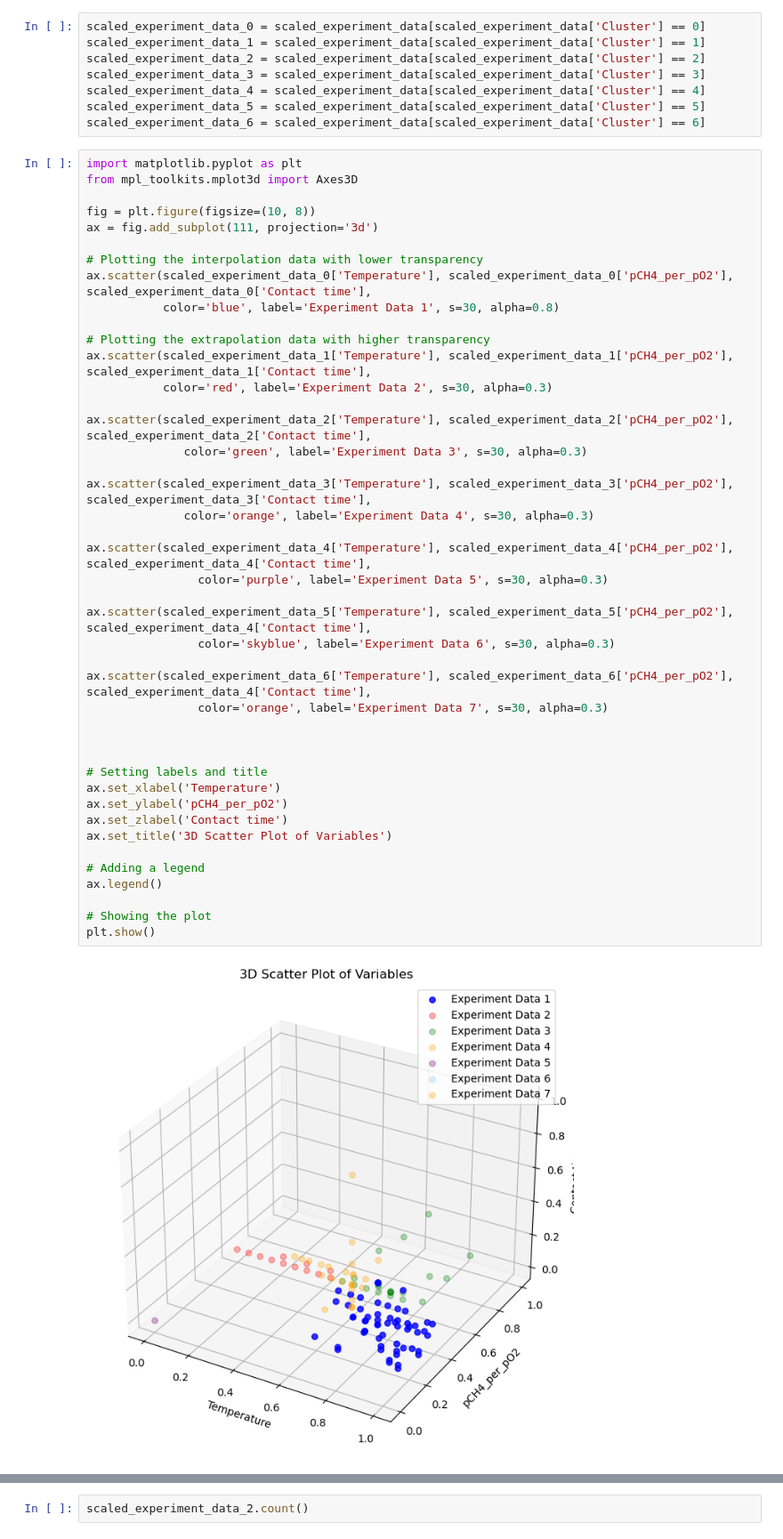
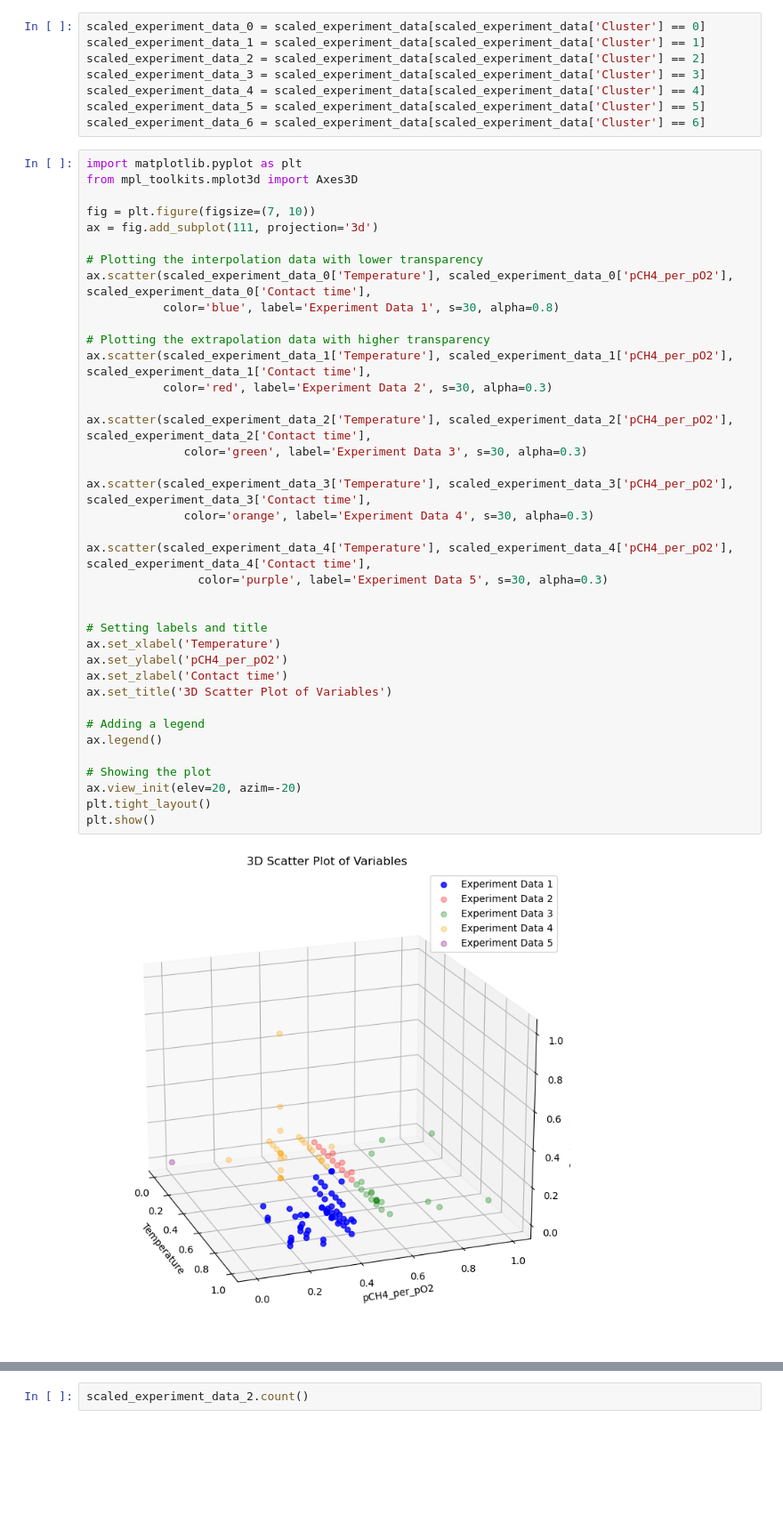
Before and after one commit to jsjong98/Catalyst-AI, a Jupyter notebook: New Code/Data_split.ipynb, the cells around one changed output, grey strips where cells are left out. Shown at 89% size. Drawn from its saved outputs; the diff is of its cells as text; blank space fills up the shorter version.

```diff
--- a/New Code/Data_split.ipynb
+++ b/New Code/Data_split.ipynb
@@ -138,47 +393,42 @@ scaled_experiment_data_6 = scaled_experiment_data[scaled_experiment_data['Cluste
 import matplotlib.pyplot as plt
 from mpl_toolkits.mplot3d import Axes3D
 
-fig = plt.figure(figsize=(10, 8))
+fig = plt.figure(figsize=(7, 10))
 ax = fig.add_subplot(111, projection='3d')
 
 # Plotting the interpolation data with lower transparency
 ax.scatter(scaled_experiment_data_0['Temperature'], scaled_experiment_data_0['pCH4_per_pO2'], scaled_experiment_data_0['Contact time'],
            color='blue', label='Experiment Data 1', s=30, alpha=0.8)
 
 # Plotting the extrapolation data with higher transparency
 ax.scatter(scaled_experiment_data_1['Temperature'], scaled_experiment_data_1['pCH4_per_pO2'], scaled_experiment_data_1['Contact time'],
            color='red', label='Experiment Data 2', s=30, alpha=0.3)
 
 ax.scatter(scaled_experiment_data_2['Temperature'], scaled_experiment_data_2['pCH4_per_pO2'], scaled_experiment_data_2['Contact time'],
               color='green', label='Experiment Data 3', s=30, alpha=0.3)
 
 ax.scatter(scaled_experiment_data_3['Temperature'], scaled_experiment_data_3['pCH4_per_pO2'], scaled_experiment_data_3['Contact time'],
               color='orange', label='Experiment Data 4', s=30, alpha=0.3)
 
 ax.scatter(scaled_experiment_data_4['Temperature'], scaled_experiment_data_4['pCH4_per_pO2'], scaled_experiment_data_4['Contact time'],
                 color='purple', label='Experiment Data 5', s=30, alpha=0.3)
 
-ax.scatter(scaled_experiment_data_5['Temperature'], scaled_experiment_data_5['pCH4_per_pO2'], scaled_experiment_data_4['Contact time'],
-                color='skyblue', label='Experiment Data 6', s=30, alpha=0.3)
-
-ax.scatter(scaled_experiment_data_6['Temperature'], scaled_experiment_data_6['pCH4_per_pO2'], scaled_experiment_data_4['Contact time'],
-                color='orange', label='Experiment Data 7', s=30, alpha=0.3)
-
-
 
 # Setting labels and title
 ax.set_xlabel('Temperature')
 ax.set_ylabel('pCH4_per_pO2')
 ax.set_zlabel('Contact time')
 ax.set_title('3D Scatter Plot of Variables')
 
 # Adding a legend
 ax.legend()
 
 # Showing the plot
+ax.view_init(elev=20, azim=-20)
+plt.tight_layout()
 plt.show()
 # %% [output]
-[figure, old version]
+[figure, new version]
 # %%
 import plotly.graph_objects as go
 
```
Also changed, not shown: parts of 23 cells of this notebook, 5 other files.
